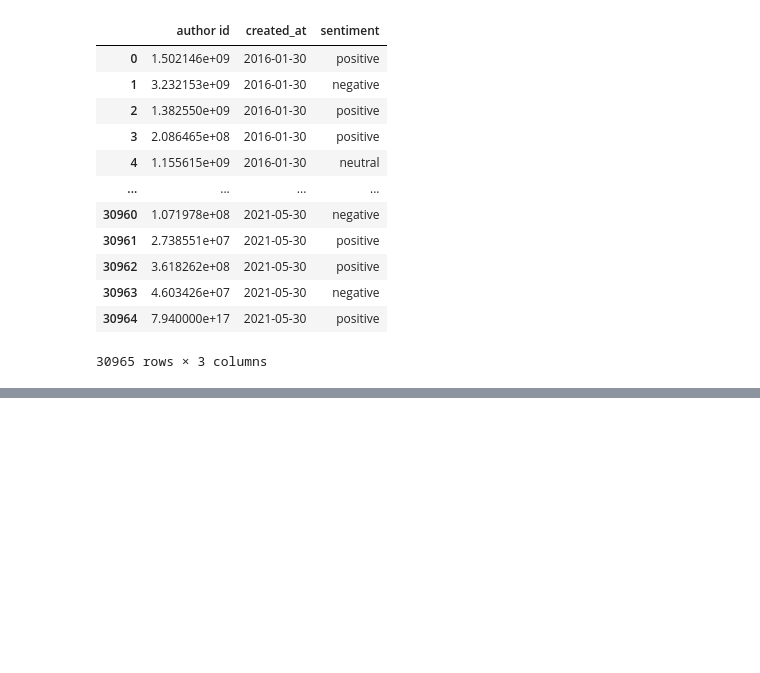
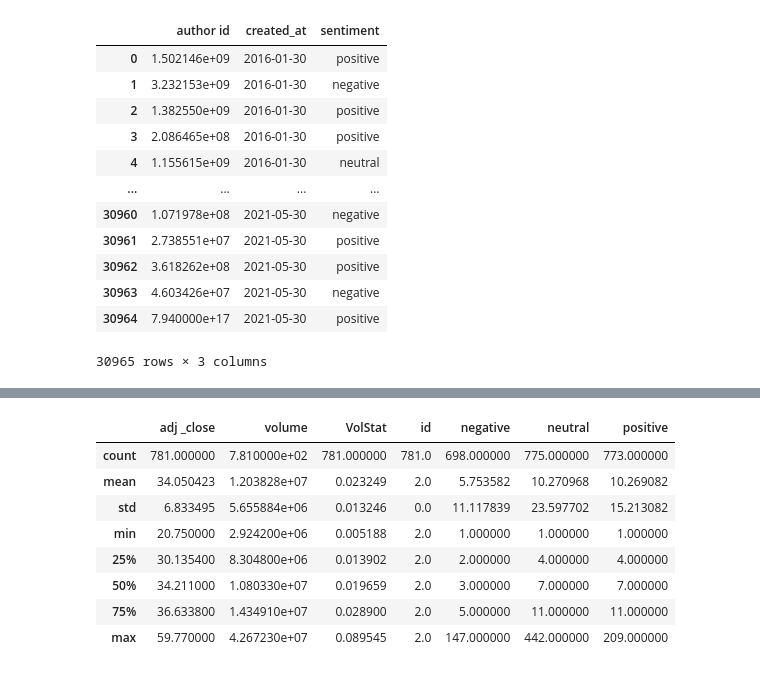
Before and after one commit to Shana54321/DS4A_Team145, a Jupyter notebook: Team_145_Datasets.ipynb, the cells around one changed output, grey strips where cells are left out. Drawn from its saved outputs; the diff is of its cells as text; code cells hidden in the pictures; blank space fills up the shorter version.

```diff
--- a/Team_145_Datasets.ipynb
+++ b/Team_145_Datasets.ipynb
@@ -208,3 +288,15 @@ pd.merge(com_stk, com_twt, how ='inner', on=['id','date'])
+# %%
+gm_fin.describe()
+# %% [output]
+|  | adj _close | volume | VolStat | id | negative | neutral | positive |
+| count | 781.000000 | 7.810000e+02 | 781.000000 | 781.0 | 698.000000 | 775.000000 | 773.000000 |
+| mean | 34.050423 | 1.203828e+07 | 0.023249 | 2.0 | 5.753582 | 10.270968 | 10.269082 |
+| std | 6.833495 | 5.655884e+06 | 0.013246 | 0.0 | 11.117839 | 23.597702 | 15.213082 |
+| min | 20.750000 | 2.924200e+06 | 0.005188 | 2.0 | 1.000000 | 1.000000 | 1.000000 |
+| 25% | 30.135400 | 8.304800e+06 | 0.013902 | 2.0 | 2.000000 | 4.000000 | 4.000000 |
+| 50% | 34.211000 | 1.080330e+07 | 0.019659 | 2.0 | 3.000000 | 7.000000 | 7.000000 |
+| 75% | 36.633800 | 1.434910e+07 | 0.028900 | 2.0 | 5.000000 | 11.000000 | 11.000000 |
+| max | 59.770000 | 4.267230e+07 | 0.089545 | 2.0 | 147.000000 | 442.000000 | 209.000000 |
 # %%
 """Volume Traded on one Plot"""
 
```
Also changed, not shown: parts of 12 cells of this notebook.
